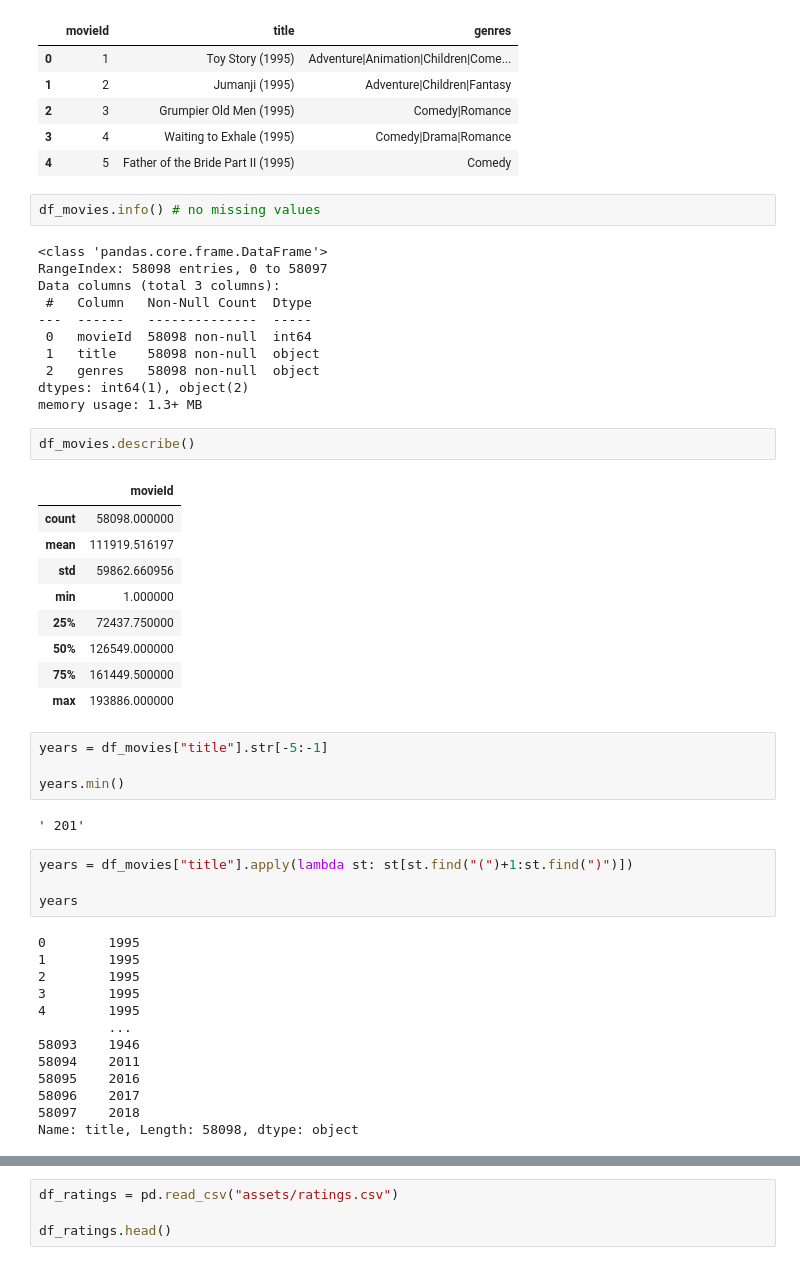
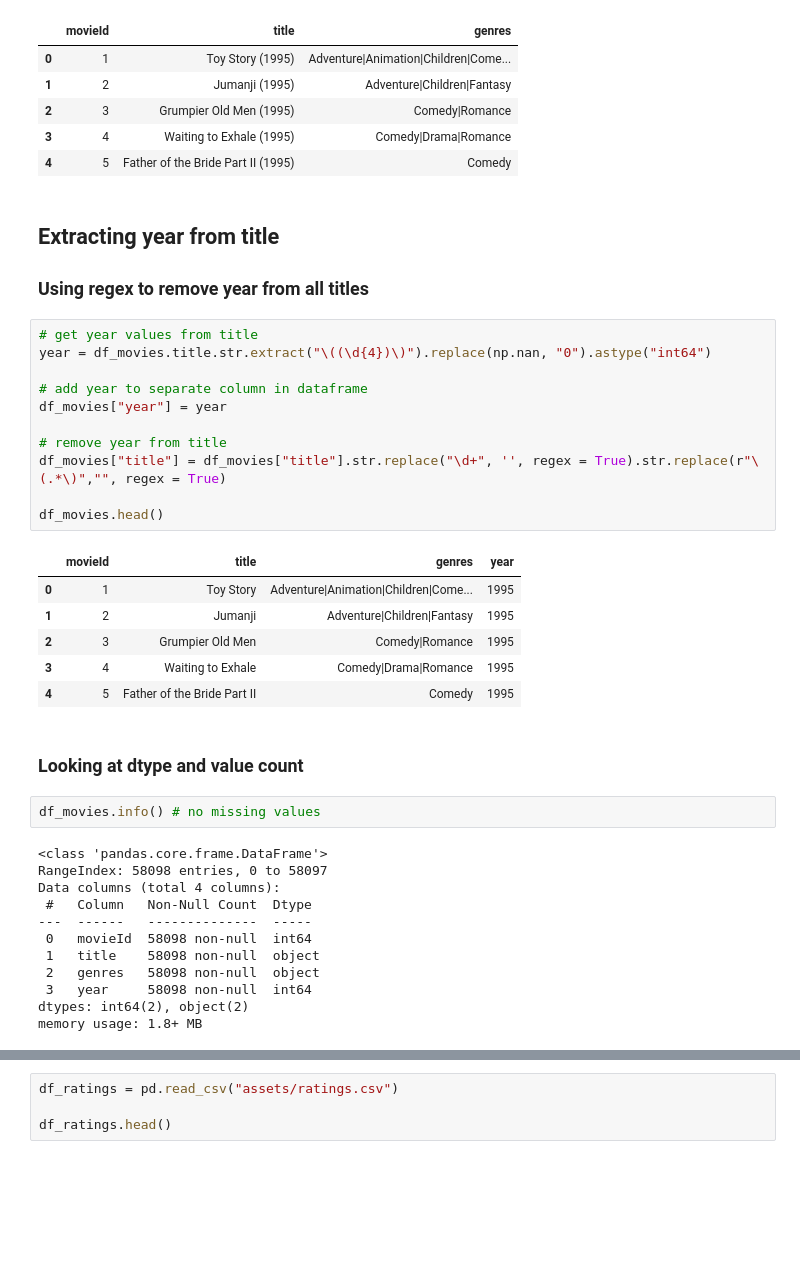
Before and after one commit to Andreas-Svensson/movie_recommender, a Jupyter notebook: EDA.ipynb, the cells around one changed output, grey strips where cells are left out. Cells and saved outputs as stored; diff of their text form; blank space fills up the shorter version.

```diff
--- a/EDA.ipynb
+++ b/EDA.ipynb
@@ -18,51 +18,41 @@ df_movies.head()
 | 2 | 3 | Grumpier Old Men (1995) | Comedy|Romance |
 | 3 | 4 | Waiting to Exhale (1995) | Comedy|Drama|Romance |
 | 4 | 5 | Father of the Bride Part II (1995) | Comedy |
+# %% [markdown]
+## Extracting year from title
+
+### Using regex to remove year from all titles
+# %%
+# get year values from title
+year = df_movies.title.str.extract("\((\d{4})\)").replace(np.nan, "0").astype("int64")
+
+# add year to separate column in dataframe
+df_movies["year"] = year
+
+# remove year from title
+df_movies["title"] = df_movies["title"].str.replace("\d+", '', regex = True).str.replace(r"\(.*\)","", regex = True)
+
+df_movies.head()
+# %% [output]
+|  | movieId | title | genres | year |
+| 0 | 1 | Toy Story | Adventure|Animation|Children|Come... | 1995 |
+| 1 | 2 | Jumanji | Adventure|Children|Fantasy | 1995 |
+| 2 | 3 | Grumpier Old Men | Comedy|Romance | 1995 |
+| 3 | 4 | Waiting to Exhale | Comedy|Drama|Romance | 1995 |
+| 4 | 5 | Father of the Bride Part II | Comedy | 1995 |
+# %% [markdown]
+### Looking at dtype and value count
 # %%
 df_movies.info() # no missing values
 # %% [output]
 <class 'pandas.core.frame.DataFrame'>
 RangeIndex: 58098 entries, 0 to 58097
-Data columns (total 3 columns):
+Data columns (total 4 columns):
  #   Column   Non-Null Count  Dtype
 ---  ------   --------------  -----
  0   movieId  58098 non-null  int64
  1   title    58098 non-null  object
  2   genres   58098 non-null  object
-dtypes: int64(1), object(2)
-memory usage: 1.3+ MB
+ 3   year     58098 non-null  int64
+dtypes: int64(2), object(2)
+memory usage: 1.8+ MB
-# %%
-df_movies.describe()
-# %% [output]
-|  | movieId |
-| count | 58098.000000 |
-| mean | 111919.516197 |
-| std | 59862.660956 |
-| min | 1.000000 |
-| 25% | 72437.750000 |
-| 50% | 126549.000000 |
-| 75% | 161449.500000 |
-| max | 193886.000000 |
-# %%
-years = df_movies["title"].str[-5:-1]
-
-years.min()
-# %% [output]
-' 201'
-# %%
-years = df_movies["title"].apply(lambda st: st[st.find("(")+1:st.find(")")])
-
-years
-# %% [output]
-0        1995
-1        1995
-2        1995
-3        1995
-4        1995
-         ...
-58093    1946
-58094    2011
-58095    2016
-58096    2017
-58097    2018
-Name: title, Length: 58098, dtype: object
```
Also changed, not shown: parts of 27 cells of this notebook.
